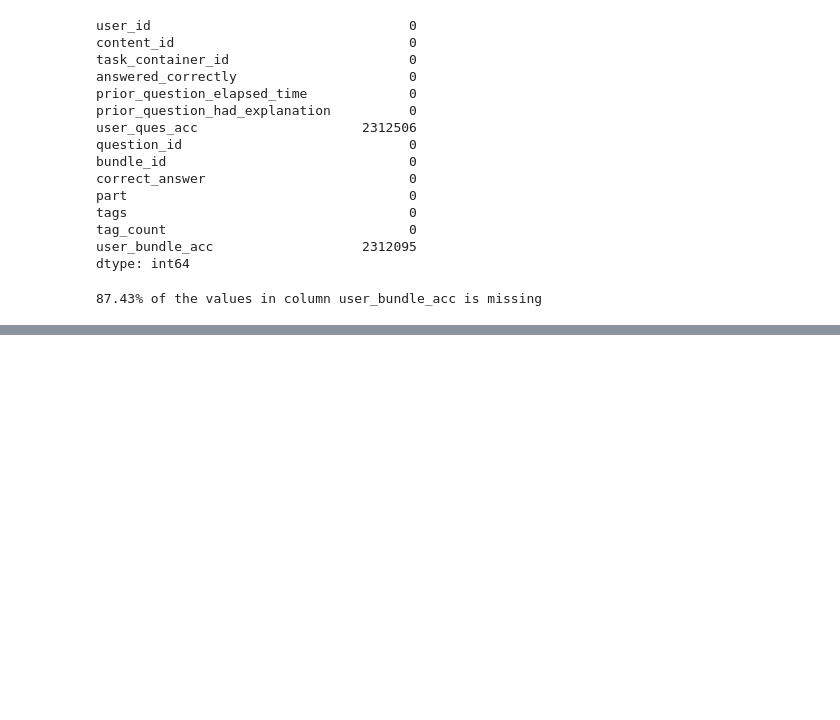
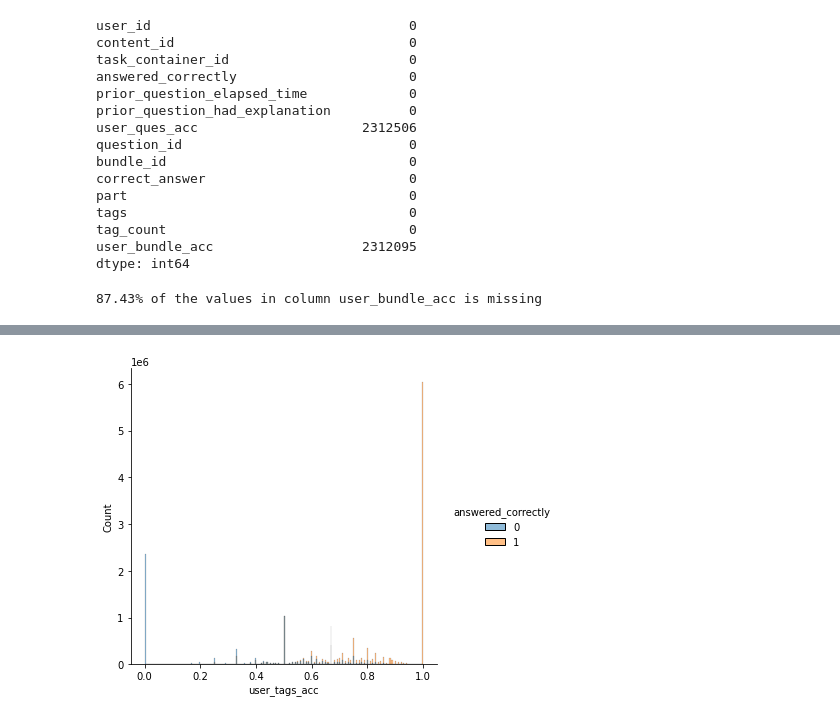
Before and after one commit to Yongliang-Shi/riiid_answer_correctness_prediction, a Jupyter notebook: model.ipynb, the cells around one changed output, grey strips where cells are left out. Cells and saved outputs as stored; diff of their text form; code cells hidden in the pictures; blank space fills up the shorter version.

```diff
--- a/model.ipynb
+++ b/model.ipynb
@@ -474,0 +487,6 @@ print(f"{round((2312095*100/df_test.shape[0]),2)}% of the values in column user_
+# %%
+%%time
+# Compute the user_tags_accuracy
+
+user_tags_accuracy = explore.compute_user_tags_acc(df_train)
+user_tags_accuracy.head(2)
@@ -474,0 +499,8 @@ print(f"{round((2312095*100/df_test.shape[0]),2)}% of the values in column user_
+# %%
+%%time
+# Concat the user_ques_acc to the df_train
+
+df_train = df_train.merge(user_tags_accuracy, how='left',
+                          left_on = ['user_id', 'tags'],
+                          right_on = ['user_id', 'tags'])
+df_train.info()
@@ -474,0 +525,8 @@ print(f"{round((2312095*100/df_test.shape[0]),2)}% of the values in column user_
+# %%
+%%time
+# Plot the distribution of values in column user_tags_acc
+
+sns.displot(data=df_train, x='user_tags_acc', hue='answered_correctly')
+plt.show()
+# %% [output]
+[figure, added]
```
Also changed, not shown: parts of 13 cells of this notebook.
